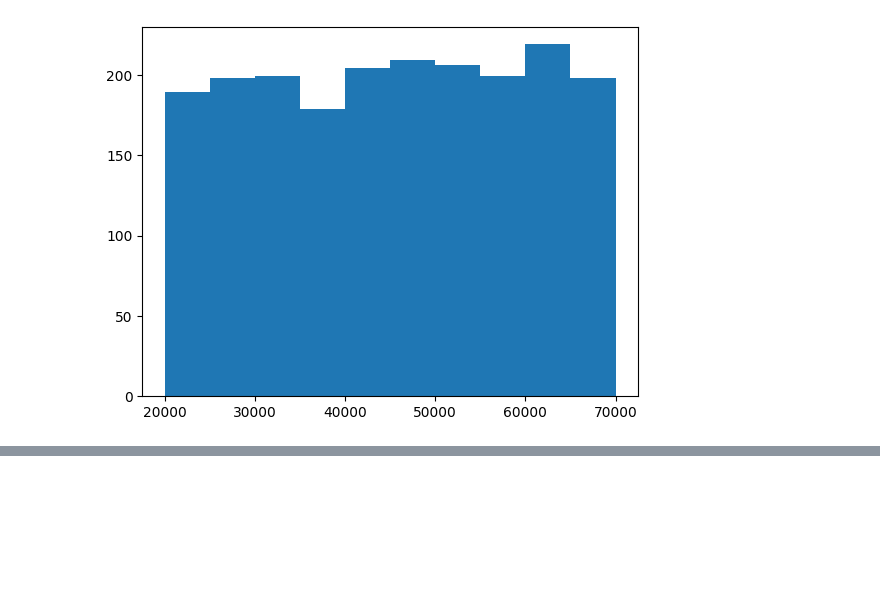
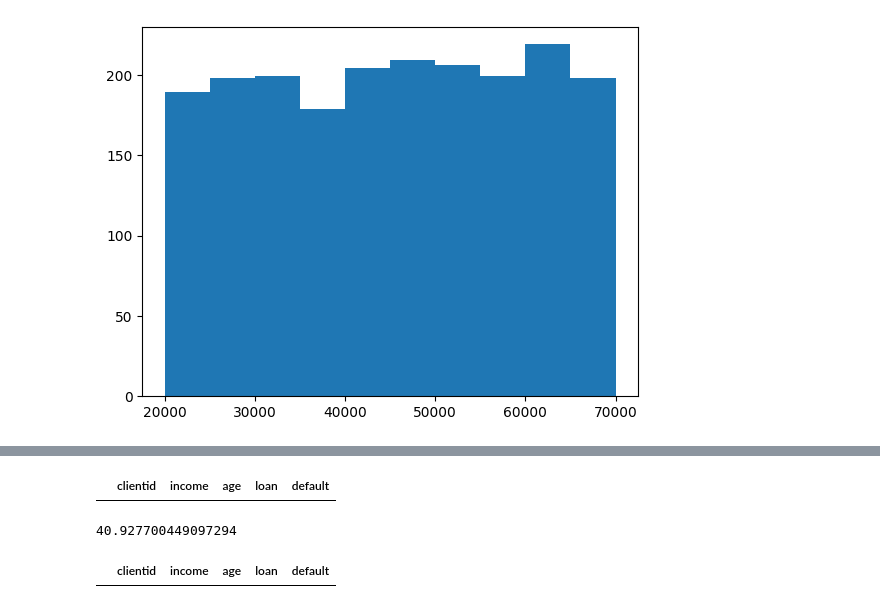
Before and after one commit to Isaiasduda/Machine-Learn-e-Data-Science-com-Python, a Jupyter notebook: machine_learn.ipynb, the cells around one changed output, grey strips where cells are left out. Cells and saved outputs as stored; diff of their text form; code cells hidden in the pictures; blank space fills up the shorter version.

```diff
--- a/machine_learn.ipynb
+++ b/machine_learn.ipynb
@@ -94,0 +120,4 @@ grafico.show()
+# %%
+# apagar somente os registros com valores inconsistentes
+base_credit3 = base_credit.drop(base_credit[base_credit['age']< 0].index)
+base_credit3
@@ -94,0 +138,10 @@ grafico.show()
+# %%
+#conferindo se a base de dados com os registros apagados por index
+base_credit3.loc[base_credit3['age']<0]
+# %% [output]
+|  | clientid | income | age | loan | default |
+# %%
+#preencher a idade com a media da base de dados
+base_credit['age'][base_credit['age']>0].mean()
+# %% [output]
+40.927700449097294
@@ -94,0 +151,5 @@ grafico.show()
+# %%
+#confirmando a inserção dos dados na coluna 'age'
+base_credit3.loc[base_credit3['age']<0]
+# %% [output]
+|  | clientid | income | age | loan | default |
```
Also changed, not shown: parts of 4 cells of this notebook.
